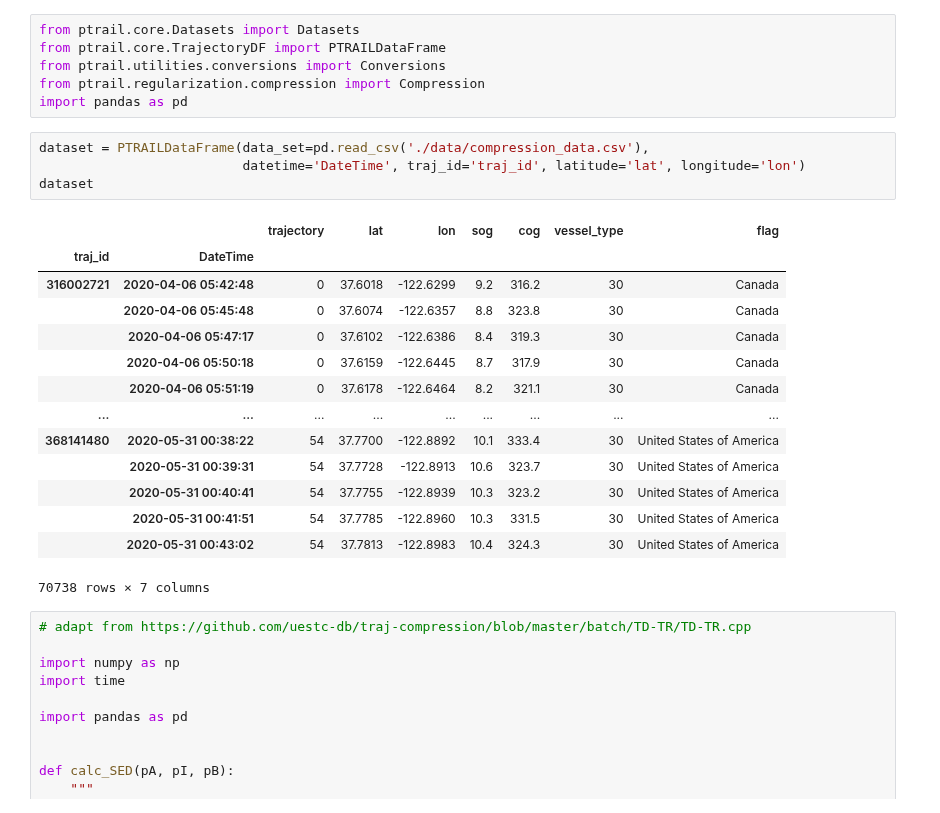
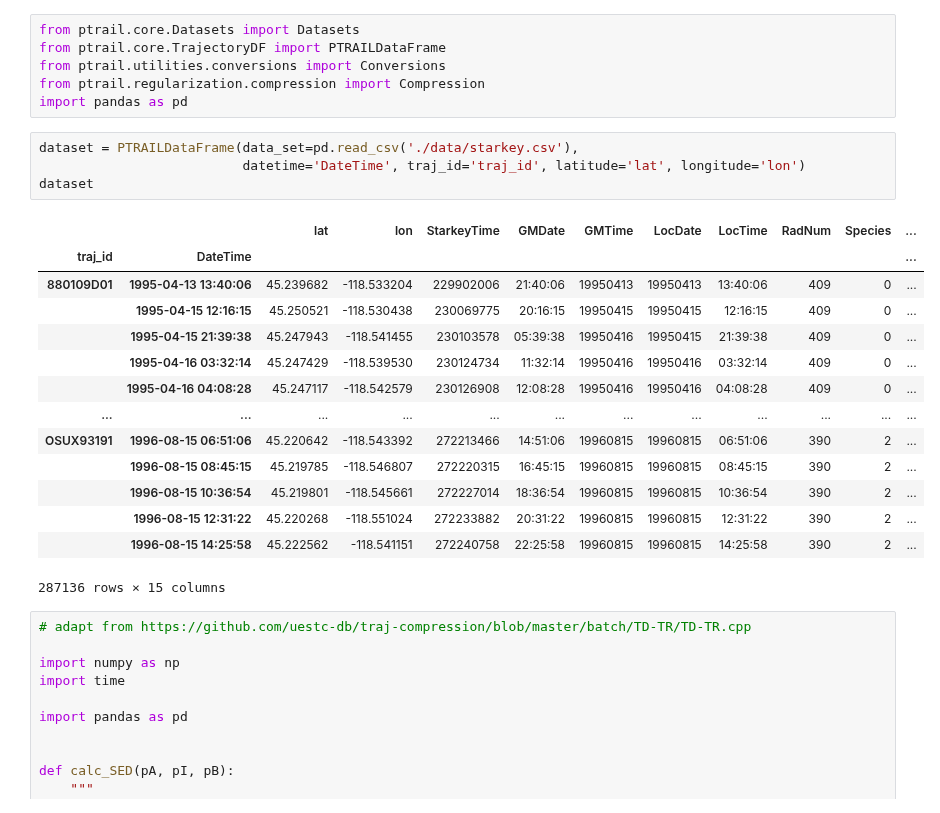
Before and after one commit to YakshHaranwala/PTRAIL, a Jupyter notebook: examples/Test.ipynb, the cells around one changed output. Saved outputs shown, nothing was run; the diff lists cells and outputs as text.

```diff
--- a/examples/Test.ipynb
+++ b/examples/Test.ipynb
@@ -5,24 +5,24 @@ from ptrail.utilities.conversions import Conversions
 from ptrail.regularization.compression import Compression
 import pandas as pd
 # %%
-dataset = PTRAILDataFrame(data_set=pd.read_csv('./data/compression_data.csv'),
+dataset = PTRAILDataFrame(data_set=pd.read_csv('./data/starkey.csv'),
                           datetime='DateTime', traj_id='traj_id', latitude='lat', longitude='lon')
 dataset
 # %% [output]
-|  |  | trajectory | lat | lon | sog | cog | vessel_type | flag |
-| traj_id | DateTime |  |  |  |  |  |  |  |
-| 316002721 | 2020-04-06 05:42:48 | 0 | 37.6018 | -122.6299 | 9.2 | 316.2 | 30 | Canada |
-|  | 2020-04-06 05:45:48 | 0 | 37.6074 | -122.6357 | 8.8 | 323.8 | 30 | Canada |
-|  | 2020-04-06 05:47:17 | 0 | 37.6102 | -122.6386 | 8.4 | 319.3 | 30 | Canada |
-|  | 2020-04-06 05:50:18 | 0 | 37.6159 | -122.6445 | 8.7 | 317.9 | 30 | Canada |
-|  | 2020-04-06 05:51:19 | 0 | 37.6178 | -122.6464 | 8.2 | 321.1 | 30 | Canada |
-| ... | ... | ... | ... | ... | ... | ... | ... | ... |
-| 368141480 | 2020-05-31 00:38:22 | 54 | 37.7700 | -122.8892 | 10.1 | 333.4 | 30 | United States of America |
-|  | 2020-05-31 00:39:31 | 54 | 37.7728 | -122.8913 | 10.6 | 323.7 | 30 | United States of America |
-|  | 2020-05-31 00:40:41 | 54 | 37.7755 | -122.8939 | 10.3 | 323.2 | 30 | United States of America |
-|  | 2020-05-31 00:41:51 | 54 | 37.7785 | -122.8960 | 10.3 | 331.5 | 30 | United States of America |
-|  | 2020-05-31 00:43:02 | 54 | 37.7813 | -122.8983 | 10.4 | 324.3 | 30 | United States of America |
+|  |  | lat | lon | StarkeyTime | GMDate | GMTime | LocDate | LocTime | RadNum | Species | ... |
+| traj_id | DateTime |  |  |  |  |  |  |  |  |  | ... |
+| 880109D01 | 1995-04-13 13:40:06 | 45.239682 | -118.533204 | 229902006 | 21:40:06 | 19950413 | 19950413 | 13:40:06 | 409 | 0 | ... |
+|  | 1995-04-15 12:16:15 | 45.250521 | -118.530438 | 230069775 | 20:16:15 | 19950415 | 19950415 | 12:16:15 | 409 | 0 | ... |
+|  | 1995-04-15 21:39:38 | 45.247943 | -118.541455 | 230103578 | 05:39:38 | 19950416 | 19950415 | 21:39:38 | 409 | 0 | ... |
+|  | 1995-04-16 03:32:14 | 45.247429 | -118.539530 | 230124734 | 11:32:14 | 19950416 | 19950416 | 03:32:14 | 409 | 0 | ... |
+|  | 1995-04-16 04:08:28 | 45.247117 | -118.542579 | 230126908 | 12:08:28 | 19950416 | 19950416 | 04:08:28 | 409 | 0 | ... |
+| ... | ... | ... | ... | ... | ... | ... | ... | ... | ... | ... | ... |
+| OSUX93191 | 1996-08-15 06:51:06 | 45.220642 | -118.543392 | 272213466 | 14:51:06 | 19960815 | 19960815 | 06:51:06 | 390 | 2 | ... |
+|  | 1996-08-15 08:45:15 | 45.219785 | -118.546807 | 272220315 | 16:45:15 | 19960815 | 19960815 | 08:45:15 | 390 | 2 | ... |
+|  | 1996-08-15 10:36:54 | 45.219801 | -118.545661 | 272227014 | 18:36:54 | 19960815 | 19960815 | 10:36:54 | 390 | 2 | ... |
+|  | 1996-08-15 12:31:22 | 45.220268 | -118.551024 | 272233882 | 20:31:22 | 19960815 | 19960815 | 12:31:22 | 390 | 2 | ... |
+|  | 1996-08-15 14:25:58 | 45.222562 | -118.541151 | 272240758 | 22:25:58 | 19960815 | 19960815 | 14:25:58 | 390 | 2 | ... |
-70738 rows × 7 columns
+287136 rows × 15 columns
 # %%
 # adapt from https://github.com/uestc-db/traj-compression/blob/master/batch/TD-TR/TD-TR.cpp
 
```
Also changed, not shown: parts of 4 cells of this notebook, 3 other files.
